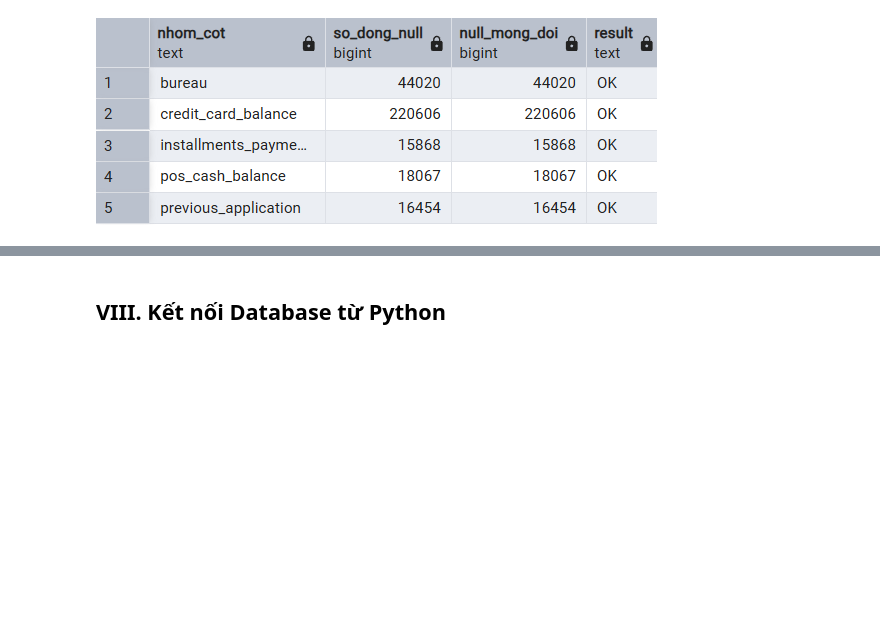
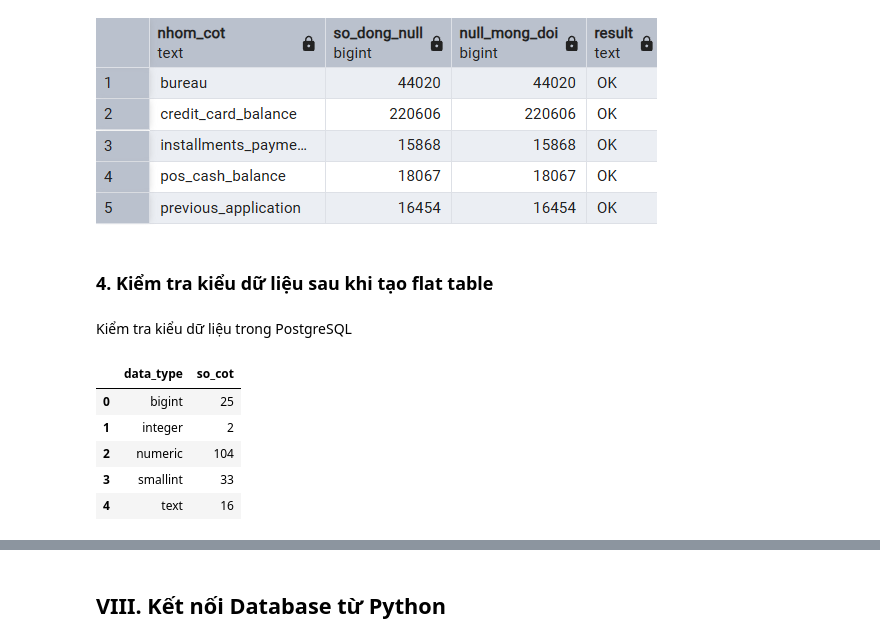
Before and after one commit to thanhhung9720001-collab/credit-risk-classifier, a Jupyter notebook: notebooks/02_database_organization.ipynb, the cells around one changed output, grey strips where cells are left out. Drawn from its saved outputs; the diff is of its cells as text; code cells hidden in the pictures; blank space fills up the shorter version.

Commit message:
Update: HUng update 2 bảng flat với feature

```diff
--- a/notebooks/02_database_organization.ipynb
+++ b/notebooks/02_database_organization.ipynb
@@ -726,3 +727,43 @@ FROM (
 ORDER BY nhom_cot;
 # %% [markdown]
 ![image.png](attachment:image.png)
+# %% [markdown]
+### 4. Kiểm tra kiểu dữ liệu sau khi tạo flat table
+# %% [markdown]
+Kiểm tra kiểu dữ liệu trong PostgreSQL
+# %%
+import pandas as pd
+import psycopg2
+from dotenv import load_dotenv
+import os
+
+conn = psycopg2.connect(
+    host=os.getenv("DB_HOST", "localhost"),
+    port=os.getenv("DB_PORT", "5432"),
+    dbname=os.getenv("DB_NAME", "credit_risk_db"),
+    user=os.getenv("DB_USER", "postgres"),
+    password=os.getenv("DB_PASSWORD"),
+)
+
+db_types = pd.read_sql(
+    """
+    SELECT
+        data_type,
+        COUNT(*) AS so_cot
+    FROM information_schema.columns
+    WHERE table_schema = 'public'
+      AND table_name = 'application_flat'
+    GROUP BY data_type
+    ORDER BY data_type
+    """,
+    conn,
+)
+
+display(db_types)
+# %% [output]
+|  | data_type | so_cot |
+| 0 | bigint | 25 |
+| 1 | integer | 2 |
+| 2 | numeric | 104 |
+| 3 | smallint | 33 |
+| 4 | text | 16 |
```
Also changed, not shown: parts of 6 cells of this notebook, 1 other file.
